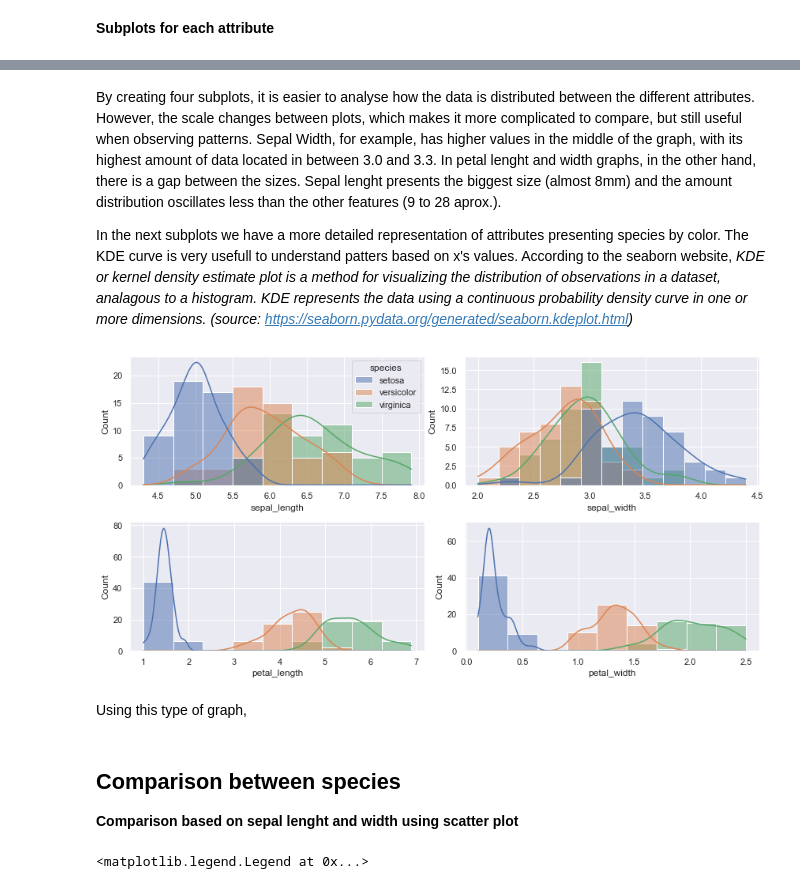
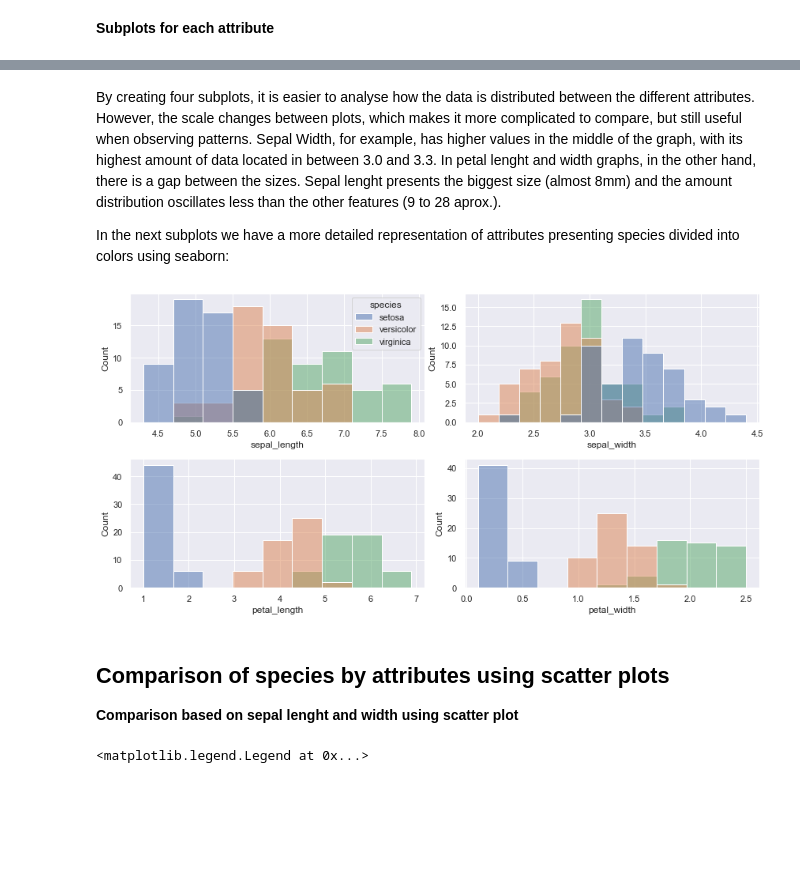
Before and after one commit to LaisColetta/pands_project, a Jupyter notebook: analysis.ipynb, the cells around one changed output, grey strips where cells are left out. Saved outputs shown, nothing was run; the diff lists cells and outputs as text; code cells hidden in the pictures; blank space fills up the shorter version.

Commit message:
adding comments and references

```diff
--- a/analysis.ipynb
+++ b/analysis.ipynb
@@ -126,28 +126,22 @@ plt.subplots_adjust(left=0.1,
 # %% [markdown]
 By creating four subplots, it is easier to analyse how the data is distributed between the different attributes. However, the scale changes between plots, which makes it more complicated to compare, but still useful when observing patterns. Sepal Width, for example, has higher values in the middle of the graph, with its highest amount of data located in between 3.0 and 3.3. In petal lenght and width graphs, in the other hand, there is a gap between the sizes. Sepal lenght presents the biggest size (almost 8mm) and the amount distribution oscillates less than the other features (9 to 28 aprox.).
 
-In the next subplots we have a more detailed representation of attributes presenting species by color. The KDE curve is very usefull to understand patters based on x's values. According to the seaborn website, <i> KDE or kernel density estimate plot is a method for visualizing the distribution of observations in a dataset, analagous to a histogram. KDE represents the data using a continuous probability density curve in one or more dimensions.
-(source: https://seaborn.pydata.org/generated/seaborn.kdeplot.html)</i>
+In the next subplots we have a more detailed representation of attributes presenting species divided into colors using seaborn:
 # %%
-# creating a more detailed version of the previous histogram subplots. Highlighting the species inside each attribute by color and using KDE curve to understand patterns and tendencies
-# reference: https://stackoverflow.com/questions/67300148/best-fit-to-a-histogramplot-iris
-# spicy.stats is a sub-package used for probability and statistical operations
+#reference: https://stackoverflow.com/questions/67300148/best-fit-to-a-histogramplot-iris
 from scipy.stats import norm
-# create variable that loads iris data set from the online repository (requires internet)
 iris = sns.load_dataset('iris')
-# make the 'species' column categorical to fix the order. A categorical variable (sometimes called a nominal variable) is one that has two or more categories. source: https://pandas.pydata.org/pandas-docs/version/0.23/generated/pandas.Categorical.html
 iris['species'] = pd.Categorical(iris['species'])
 fig, axs = plt.subplots(2, 2, figsize=(12, 6))
-
+#for loop through every column (0 to 4)
 for col, ax in zip(iris.columns[:4], axs.flat):
-    sns.histplot(data=iris, x=col, kde=True, hue='species', common_norm=False, legend=ax==axs[0,0], ax=ax)
+    # seaborn histogram function. Hue determines which data we are selecting to be colored.
+    sns.histplot(data=iris, x=col, hue='species', common_norm=False, legend=ax==axs[0,0], ax=ax)
 plt.tight_layout()
 # %% [output]
-[figure, old version]
+[figure, new version]
-# %% [markdown]
-Using this type of graph,
 # %% [markdown]
-## Comparison between species
+## Comparison of species by attributes using scatter plots
 
 <b> Comparison based on sepal lenght and width using scatter plot </b>
 # %%
```
Also changed, not shown: parts of 8 cells of this notebook, 5 other files.
